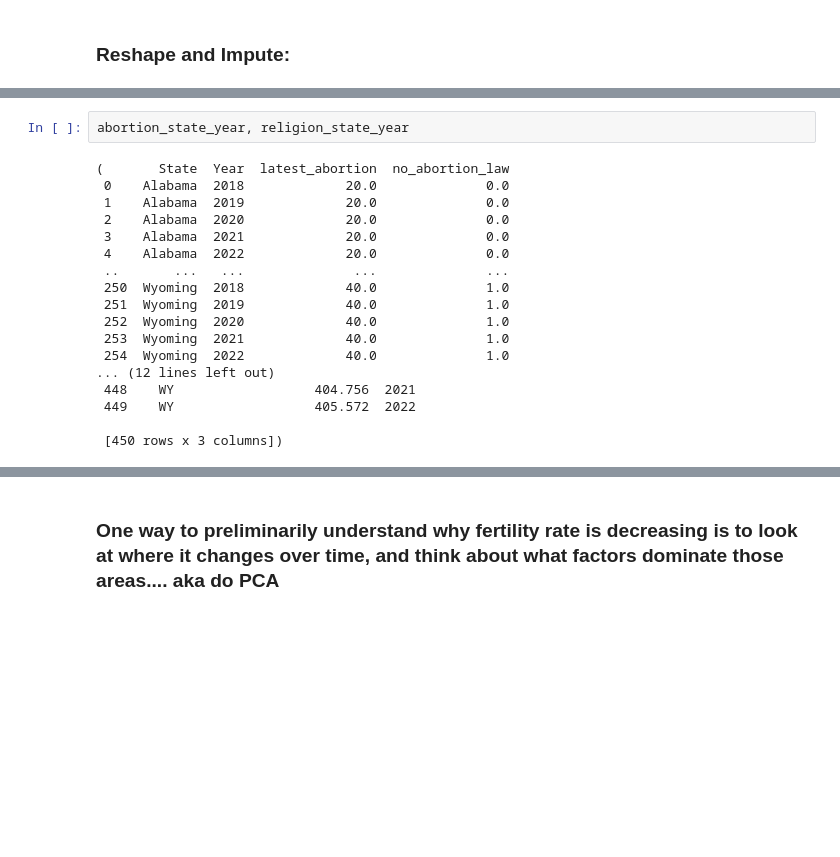
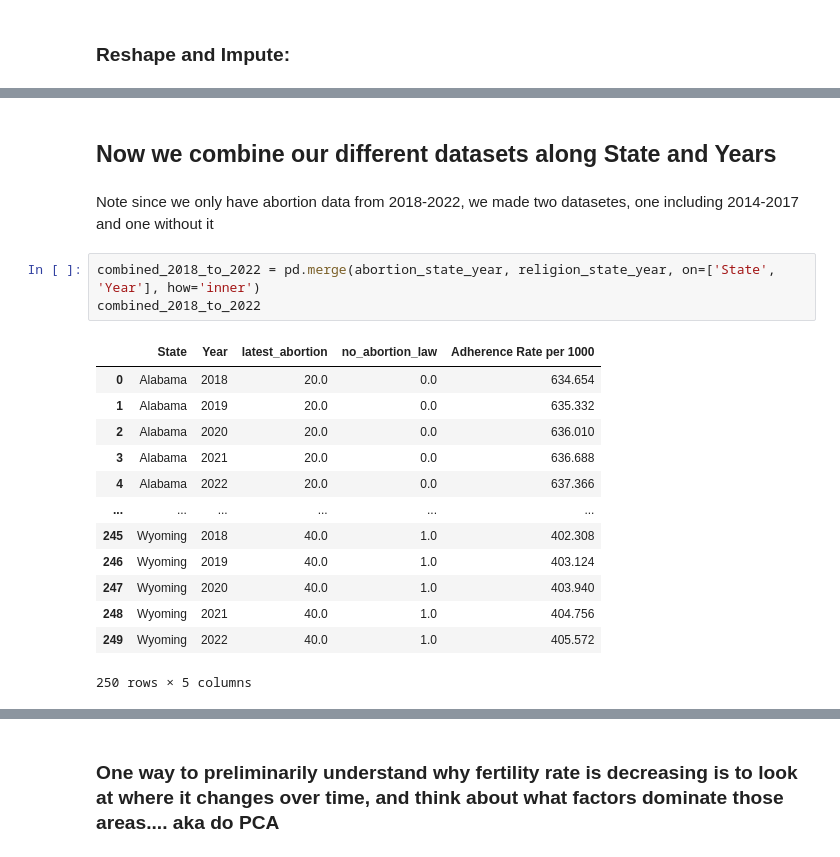
Before and after one commit to ppich1169/fertilityProjectCs109, a Jupyter notebook: fertility_notebook.ipynb, the cells around one changed output, grey strips where cells are left out. Saved outputs shown, nothing was run; the diff lists cells and outputs as text; blank space fills up the shorter version.

Commit message:
combining datasets

```diff
--- a/fertility_notebook.ipynb
+++ b/fertility_notebook.ipynb
@@ -697,22 +680,23 @@ abortion_state_year = abortion_processed.set_index(['State', 'Year']).reindex(al
 abortion_state_year['latest_abortion'] = abortion_state_year.groupby('State')['latest_abortion'].ffill()
 abortion_state_year['no_abortion_law'] = abortion_state_year.groupby('State')['no_abortion_law'].ffill()
+# %% [markdown]
+## Now we combine our different datasets along State and Years
+# %% [markdown]
+Note since we only have abortion data from 2018-2022, we made two datasetes, one including 2014-2017 and one without it
 # %%
-abortion_state_year, religion_state_year
+combined_2018_to_2022 = pd.merge(abortion_state_year, religion_state_year, on=['State', 'Year'], how='inner')
+combined_2018_to_2022
 # %% [output]
+|  | State | Year | latest_abortion | no_abortion_law | Adherence Rate per 1000 |
+| 0 | Alabama | 2018 | 20.0 | 0.0 | 634.654 |
+| 1 | Alabama | 2019 | 20.0 | 0.0 | 635.332 |
+| 2 | Alabama | 2020 | 20.0 | 0.0 | 636.010 |
+| 3 | Alabama | 2021 | 20.0 | 0.0 | 636.688 |
+| 4 | Alabama | 2022 | 20.0 | 0.0 | 637.366 |
+| ... | ... | ... | ... | ... | ... |
+| 245 | Wyoming | 2018 | 40.0 | 1.0 | 402.308 |
+| 246 | Wyoming | 2019 | 40.0 | 1.0 | 403.124 |
+| 247 | Wyoming | 2020 | 40.0 | 1.0 | 403.940 |
+| 248 | Wyoming | 2021 | 40.0 | 1.0 | 404.756 |
+| 249 | Wyoming | 2022 | 40.0 | 1.0 | 405.572 |
-(       State  Year  latest_abortion  no_abortion_law
- 0    Alabama  2018             20.0              0.0
- 1    Alabama  2019             20.0              0.0
- 2    Alabama  2020             20.0              0.0
- 3    Alabama  2021             20.0              0.0
- 4    Alabama  2022             20.0              0.0
- ..       ...   ...              ...              ...
- 250  Wyoming  2018             40.0              1.0
- 251  Wyoming  2019             40.0              1.0
- 252  Wyoming  2020             40.0              1.0
- 253  Wyoming  2021             40.0              1.0
- 254  Wyoming  2022             40.0              1.0
-... (12 lines left out)
- 448    WY                  404.756  2021
- 449    WY                  405.572  2022
-
- [450 rows x 3 columns])
+250 rows × 5 columns
```
Also changed, not shown: parts of 7 cells of this notebook.
